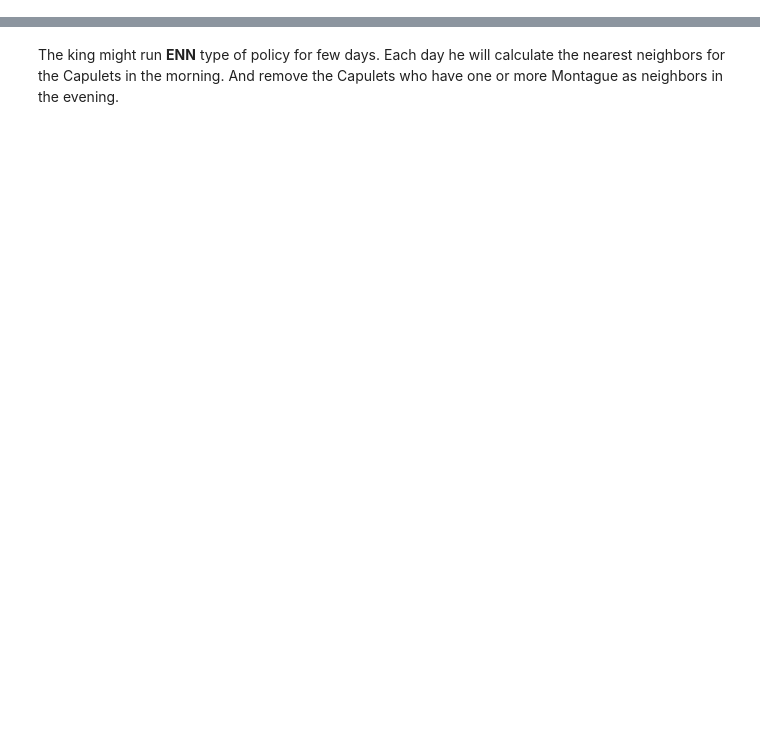
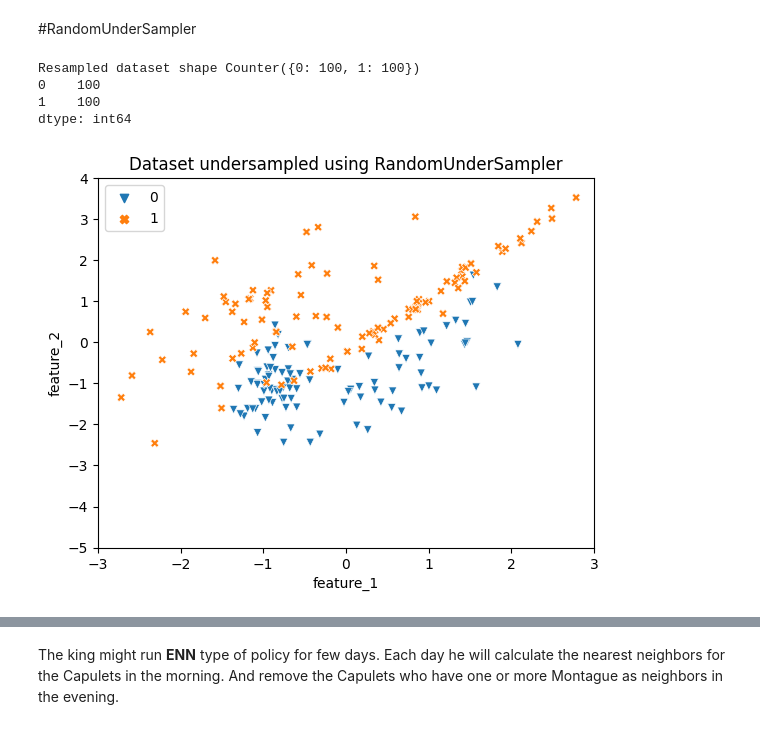
Before and after one commit to PacktPublishing/Machine-Learning-for-Imbalanced-Data, a Jupyter notebook: chapter03/chapter03.ipynb, the cells around one changed output, grey strips where cells are left out. Drawn from its saved outputs; the diff is of its cells as text; code cells hidden in the pictures; blank space fills up the shorter version.

```diff
--- a/chapter03/chapter03.ipynb
+++ b/chapter03/chapter03.ipynb
@@ -109,0 +50,17 @@ X_res, y_res = enn.fit_resample(X, y)
+# %% [markdown]
+#RandomUnderSampler
+# %%
+from imblearn.under_sampling import RandomUnderSampler
+from collections import Counter
+
+rus = RandomUnderSampler(sampling_strategy=1.0, random_state=42)
+X_res, y_res = rus.fit_resample(X, y)
+print("Resampled dataset shape %s" % Counter(y_res))
+
+plot_dataset(X_res, y_res, "Dataset undersampled using RandomUnderSampler")
+# %% [output]
+Resampled dataset shape Counter({0: 100, 1: 100})
+0    100
+1    100
+dtype: int64
+[figure, added]
```
Also changed, not shown: parts of 70 cells of this notebook.
